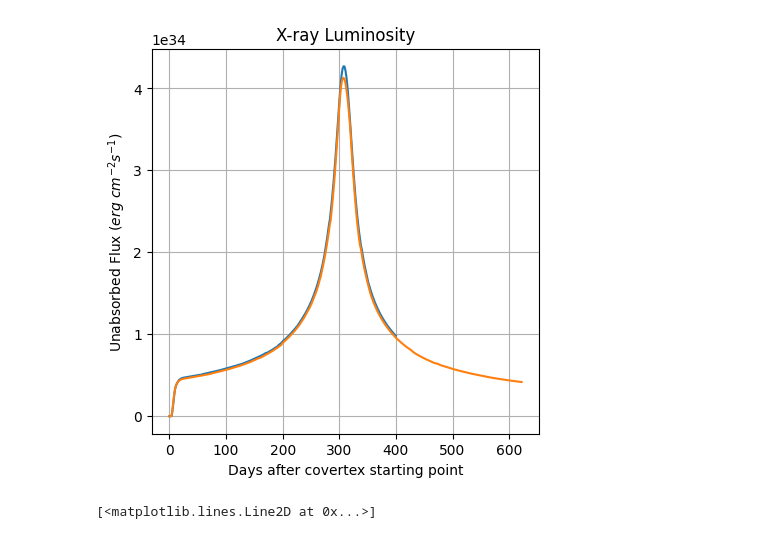
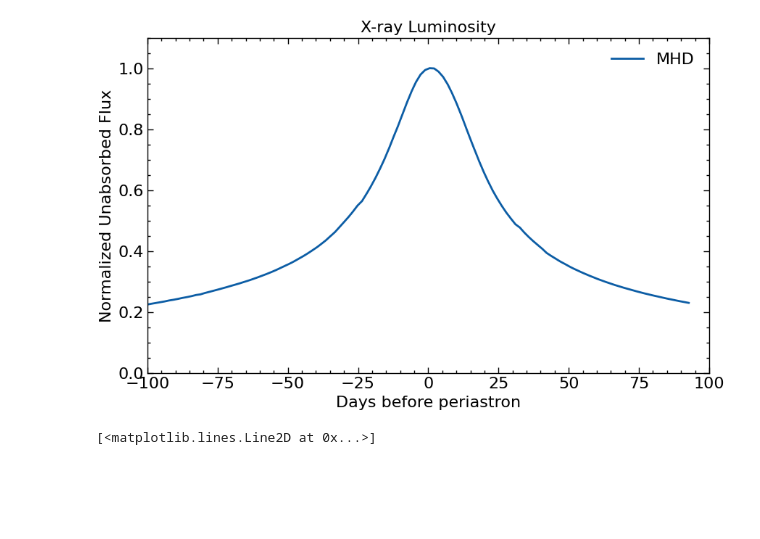
Before and after one commit to tjones8620/binary_star_scripts, a Jupyter notebook: xray-luminosity/luminosity.ipynb, the cells around one changed output. Saved outputs shown, nothing was run; the diff lists cells and outputs as text; code cells hidden in the pictures; blank space fills up the shorter version.

```diff
--- a/xray-luminosity/luminosity.ipynb
+++ b/xray-luminosity/luminosity.ipynb
@@ -2,4 +2,4 @@
 import pandas as pd
 import numpy as np
 import matplotlib.pyplot as plt
-plt.style.use('default')
+plt.style.use('notebook')
@@ -44,16 +57,23 @@ df2.head()
 # %%
-fig, ax = plt.subplots(figsize=(5,5))
+fig, ax = plt.subplots(figsize=(10, 6))
 
 daysec = 24 * 60 * 60
 
-ax.plot(df['time [d]'], df['L(2keV < E < 10keV)'])
-ax.plot(df2['time [d]'], df2['L(2keV < E < 10keV)'])
-ax.set_xlabel("Days after covertex starting point")
-ax.set_ylabel('Unabsorbed Flux ($erg$ $cm^{-2}$$s^{-1}$)')
+x = df['time [d]']-307.16
+y = df['L(2keV < E < 10keV)']/max(df['L(2keV < E < 10keV)'])
+
+ax.plot(x, y, label='MHD')
+# ax.plot(df2['time [d]'], df2['L(2keV < E < 10keV)'])
+ax.set_xlabel("Days before periastron")
+ax.set_ylabel('Normalized Unabsorbed Flux')
 ax.set_title('X-ray Luminosity')
-ax.grid()
+ax.set_ylim(0,1.1)
+ax.set_xlim(-100,100)
+ax.legend()
+# ax.grid()
+plt.show()
 # %% [output]
-[figure, old version]
+[figure, new version]
 # %%
 import matplotlib.pyplot as plt
 import math
```
Also changed, not shown: parts of 3 cells of this notebook, 25 other files.
